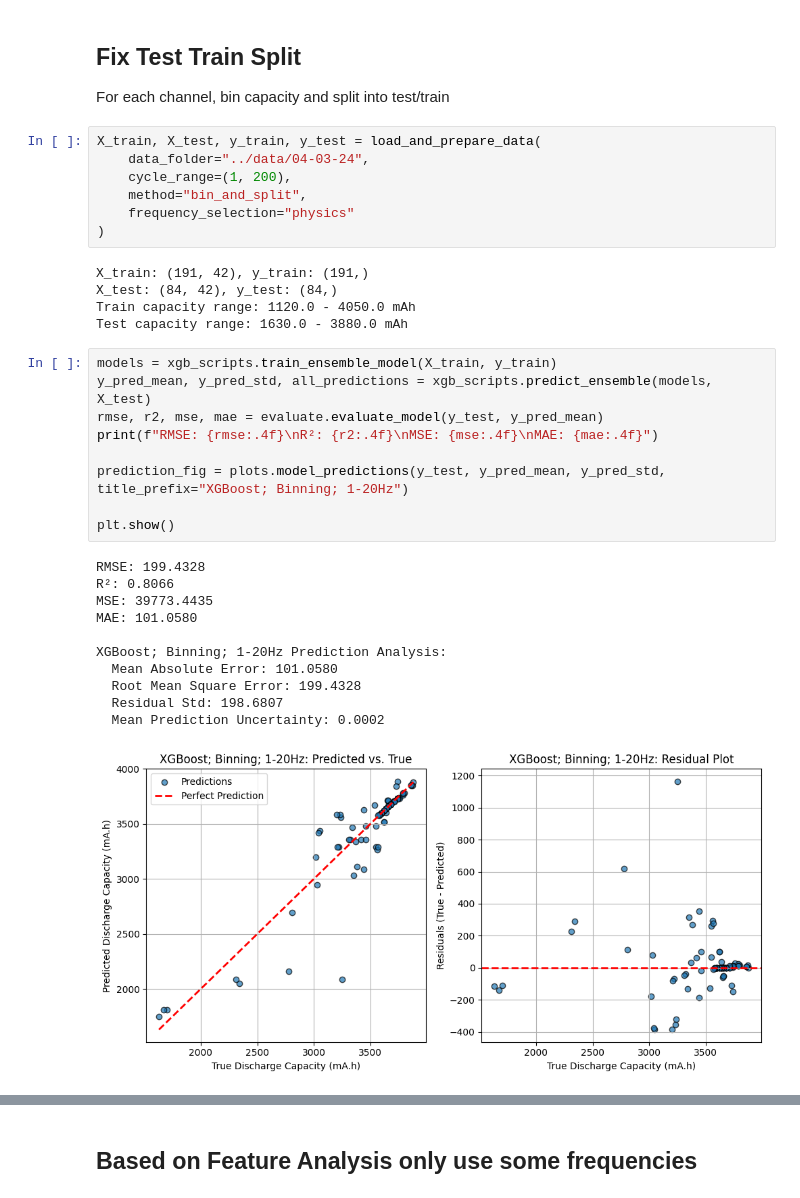
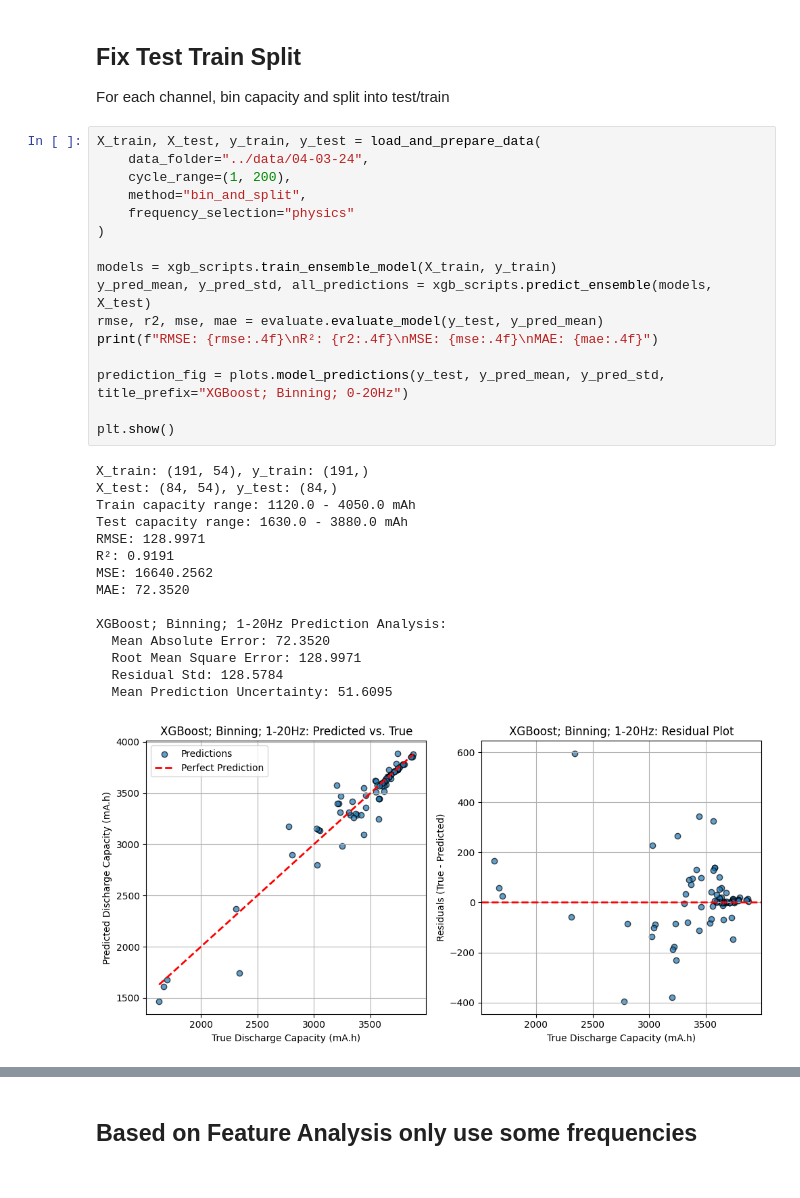
Before and after one commit to NithinJakrebet/eis-ml, a Jupyter notebook: notebooks/gradient_boosting.ipynb, the cells around one changed output, grey strips where cells are left out. Drawn from its saved outputs; the diff is of its cells as text.

```diff
--- a/notebooks/gradient_boosting.ipynb
+++ b/notebooks/gradient_boosting.ipynb
@@ -161,36 +159,35 @@ pd.DataFrame({"bin_left":bins[:-1], "bin_right":bins[1:], "train":train_hist, "t
 ## Fix Test Train Split
 
 For each channel, bin capacity and split into test/train
-# %%
-X_train, X_test, y_train, y_test = load_and_prepare_data(
-    data_folder="../data/04-03-24",
-    cycle_range=(1, 200),
-    method="bin_and_split",
-    frequency_selection="physics"
-)
-# %% [output]
-X_train: (191, 42), y_train: (191,)
-X_test: (84, 42), y_test: (84,)
-Train capacity range: 1120.0 - 4050.0 mAh
-Test capacity range: 1630.0 - 3880.0 mAh
 # %%
+X_train, X_test, y_train, y_test = load_and_prepare_data(
+    data_folder="../data/04-03-24",
+    cycle_range=(1, 200),
+    method="bin_and_split",
+    frequency_selection="physics"
+)
+
 models = xgb_scripts.train_ensemble_model(X_train, y_train)
 y_pred_mean, y_pred_std, all_predictions = xgb_scripts.predict_ensemble(models, X_test)
 rmse, r2, mse, mae = evaluate.evaluate_model(y_test, y_pred_mean)
 print(f"RMSE: {rmse:.4f}\nR²: {r2:.4f}\nMSE: {mse:.4f}\nMAE: {mae:.4f}")
 
-prediction_fig = plots.model_predictions(y_test, y_pred_mean, y_pred_std, title_prefix="XGBoost; Binning; 1-20Hz")
+prediction_fig = plots.model_predictions(y_test, y_pred_mean, y_pred_std, title_prefix="XGBoost; Binning; 0-20Hz")
 
 plt.show()
 # %% [output]
-RMSE: 199.4328
-R²: 0.8066
-MSE: 39773.4435
-MAE: 101.0580
+X_train: (191, 54), y_train: (191,)
+X_test: (84, 54), y_test: (84,)
+Train capacity range: 1120.0 - 4050.0 mAh
+Test capacity range: 1630.0 - 3880.0 mAh
+RMSE: 128.9971
+R²: 0.9191
+MSE: 16640.2562
+MAE: 72.3520
 
 XGBoost; Binning; 1-20Hz Prediction Analysis:
-  Mean Absolute Error: 101.0580
-  Root Mean Square Error: 199.4328
-  Residual Std: 198.6807
-  Mean Prediction Uncertainty: 0.0002
+  Mean Absolute Error: 72.3520
+  Root Mean Square Error: 128.9971
+  Residual Std: 128.5784
+  Mean Prediction Uncertainty: 51.6095
-[figure, old version]
+[figure, new version]
```
Also changed, not shown: parts of 29 cells of this notebook, 15 other files.
